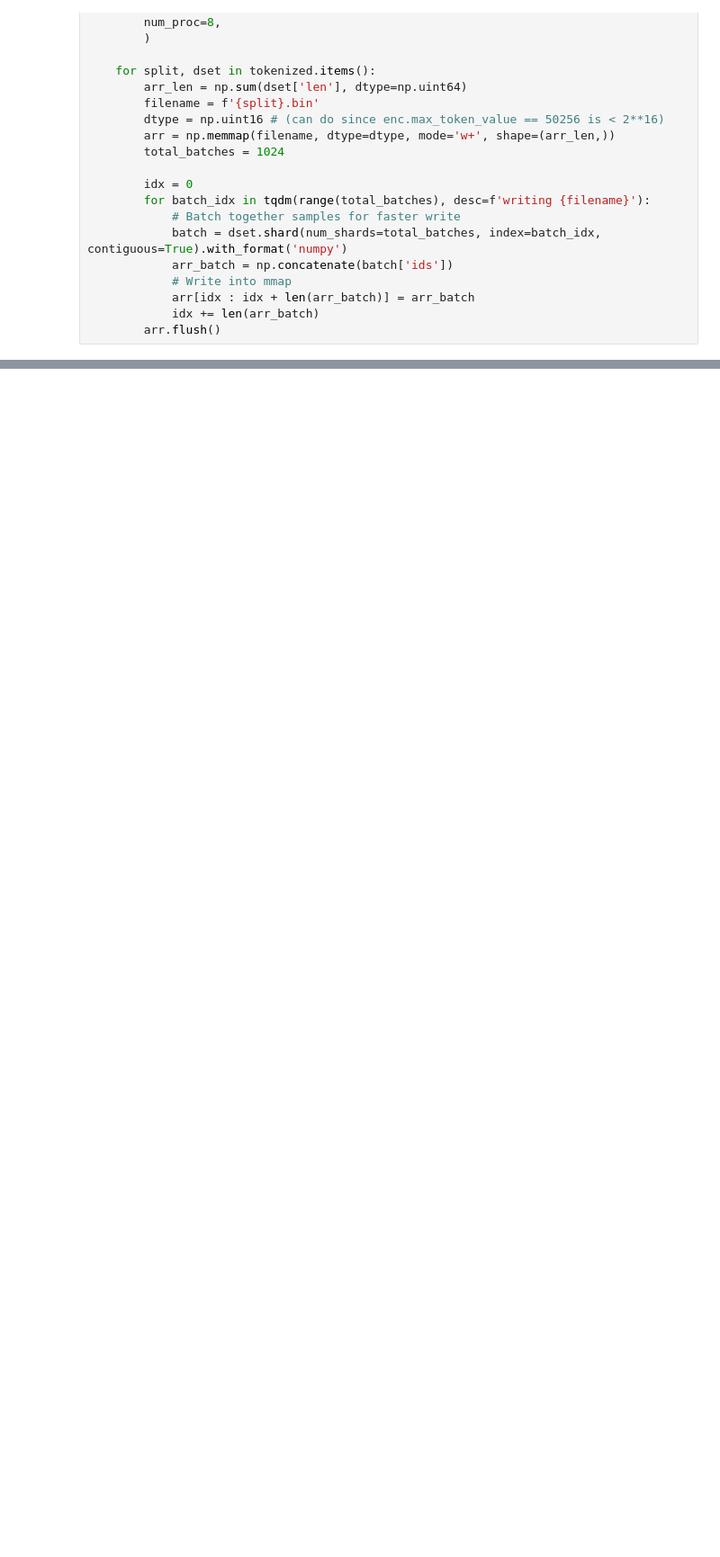
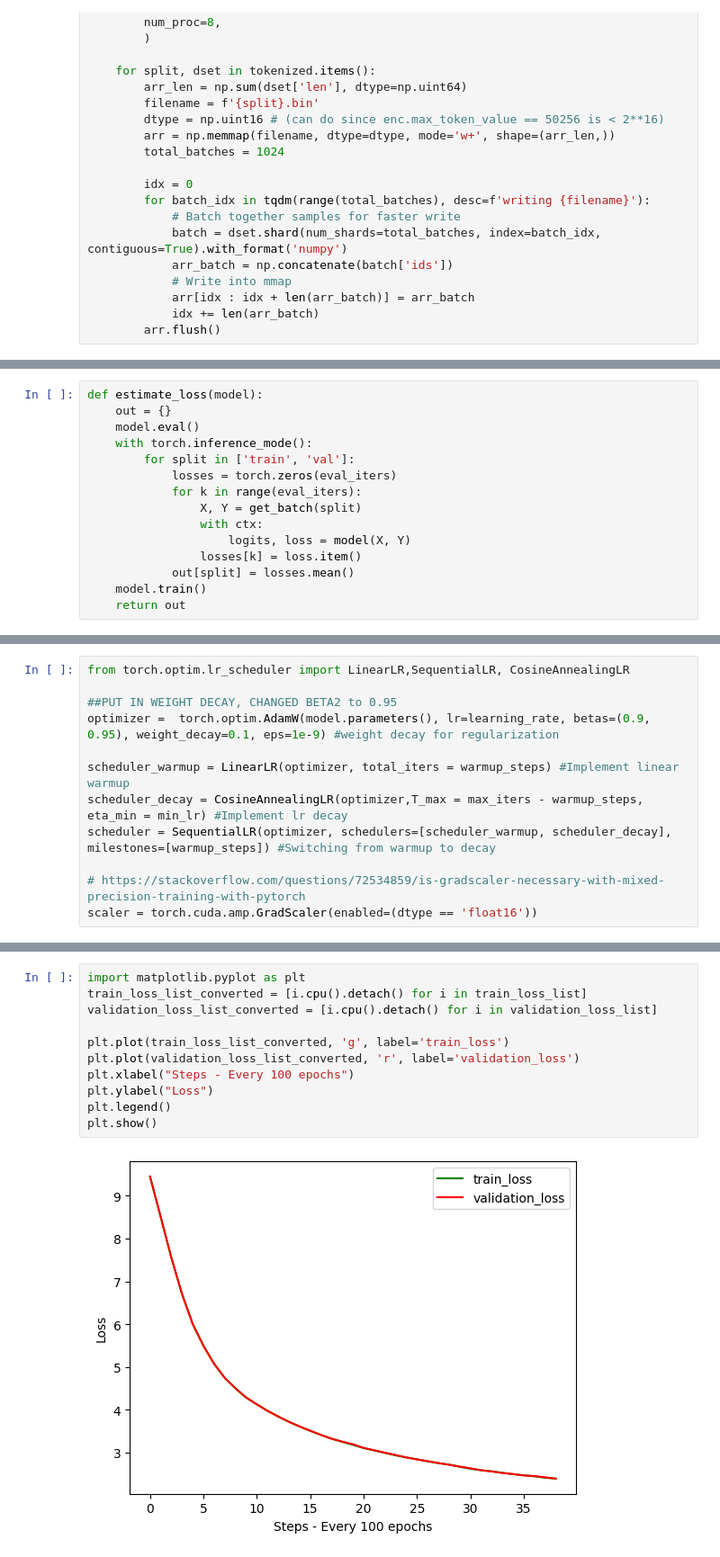
Before and after one commit to harshithv2004/SLM, a Jupyter notebook: tinystory_sml.ipynb, the cells around one changed output, grey strips where cells are left out. Shown: that part at 90% size. Cells and saved outputs as stored; diff of their text form; blank space fills up the shorter version.

```diff
--- a/tinystory_sml.ipynb
+++ b/tinystory_sml.ipynb
@@ -96,0 +283,15 @@ if not os.path.exists("train.bin"):
+# %%
+def estimate_loss(model):
+    out = {}
+    model.eval()
+    with torch.inference_mode():
+        for split in ['train', 'val']:
+            losses = torch.zeros(eval_iters)
+            for k in range(eval_iters):
+                X, Y = get_batch(split)
+                with ctx:
+                    logits, loss = model(X, Y)
+                losses[k] = loss.item()
+            out[split] = losses.mean()
+    model.train()
+    return out
@@ -96,0 +328,12 @@ if not os.path.exists("train.bin"):
+# %%
+from torch.optim.lr_scheduler import LinearLR,SequentialLR, CosineAnnealingLR
+
+##PUT IN WEIGHT DECAY, CHANGED BETA2 to 0.95
+optimizer =  torch.optim.AdamW(model.parameters(), lr=learning_rate, betas=(0.9, 0.95), weight_decay=0.1, eps=1e-9) #weight decay for regularization
+
+scheduler_warmup = LinearLR(optimizer, total_iters = warmup_steps) #Implement linear warmup
+scheduler_decay = CosineAnnealingLR(optimizer,T_max = max_iters - warmup_steps, eta_min = min_lr) #Implement lr decay
+scheduler = SequentialLR(optimizer, schedulers=[scheduler_warmup, scheduler_decay], milestones=[warmup_steps]) #Switching from warmup to decay
+
+# https://stackoverflow.com/questions/72534859/is-gradscaler-necessary-with-mixed-precision-training-with-pytorch
+scaler = torch.cuda.amp.GradScaler(enabled=(dtype == 'float16'))
@@ -96,0 +397,13 @@ if not os.path.exists("train.bin"):
+# %%
+import matplotlib.pyplot as plt
+train_loss_list_converted = [i.cpu().detach() for i in train_loss_list]
+validation_loss_list_converted = [i.cpu().detach() for i in validation_loss_list]
+
+plt.plot(train_loss_list_converted, 'g', label='train_loss')
+plt.plot(validation_loss_list_converted, 'r', label='validation_loss')
+plt.xlabel("Steps - Every 100 epochs")
+plt.ylabel("Loss")
+plt.legend()
+plt.show()
+# %% [output]
+[figure, added]
```
Also changed, not shown: parts of 14 cells of this notebook.
